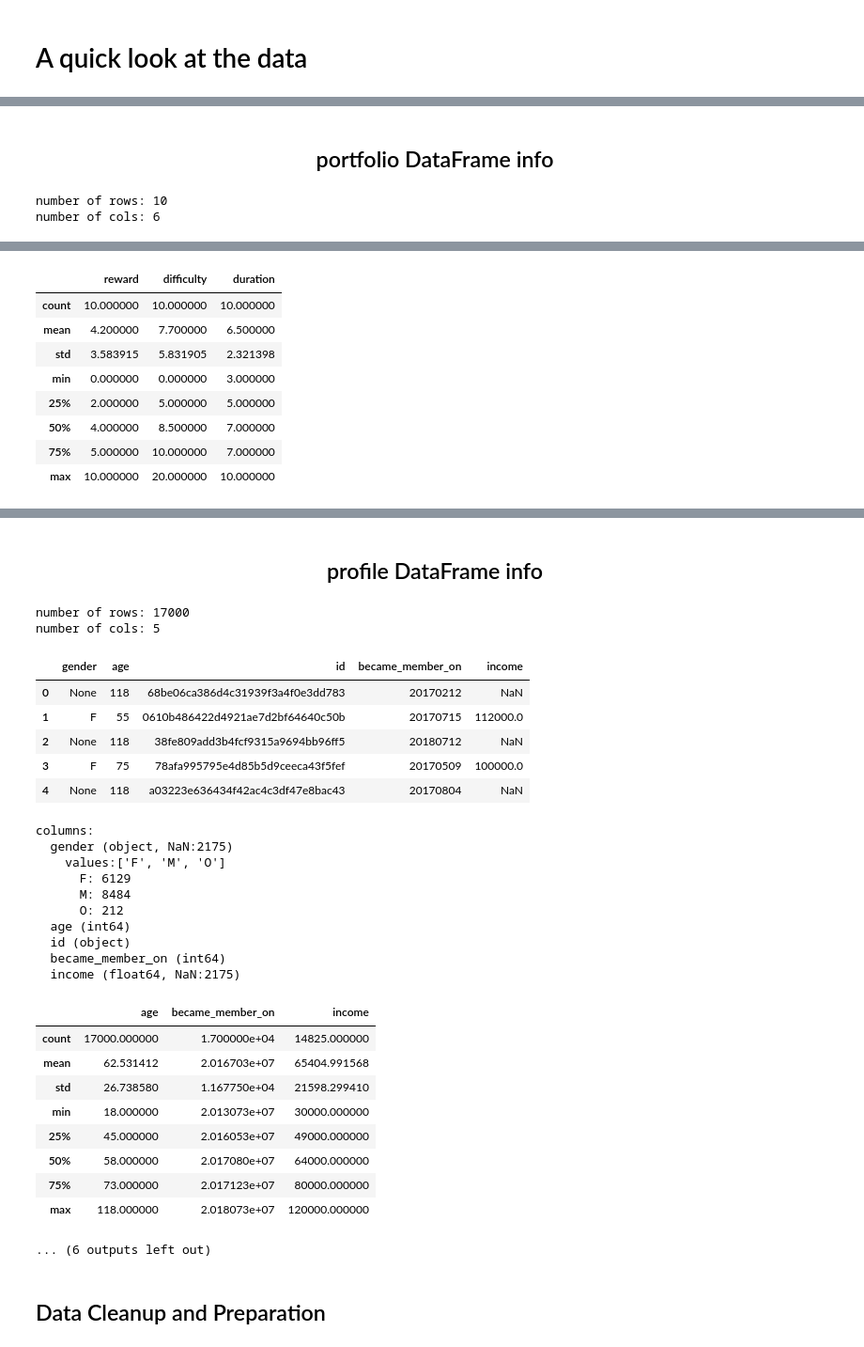
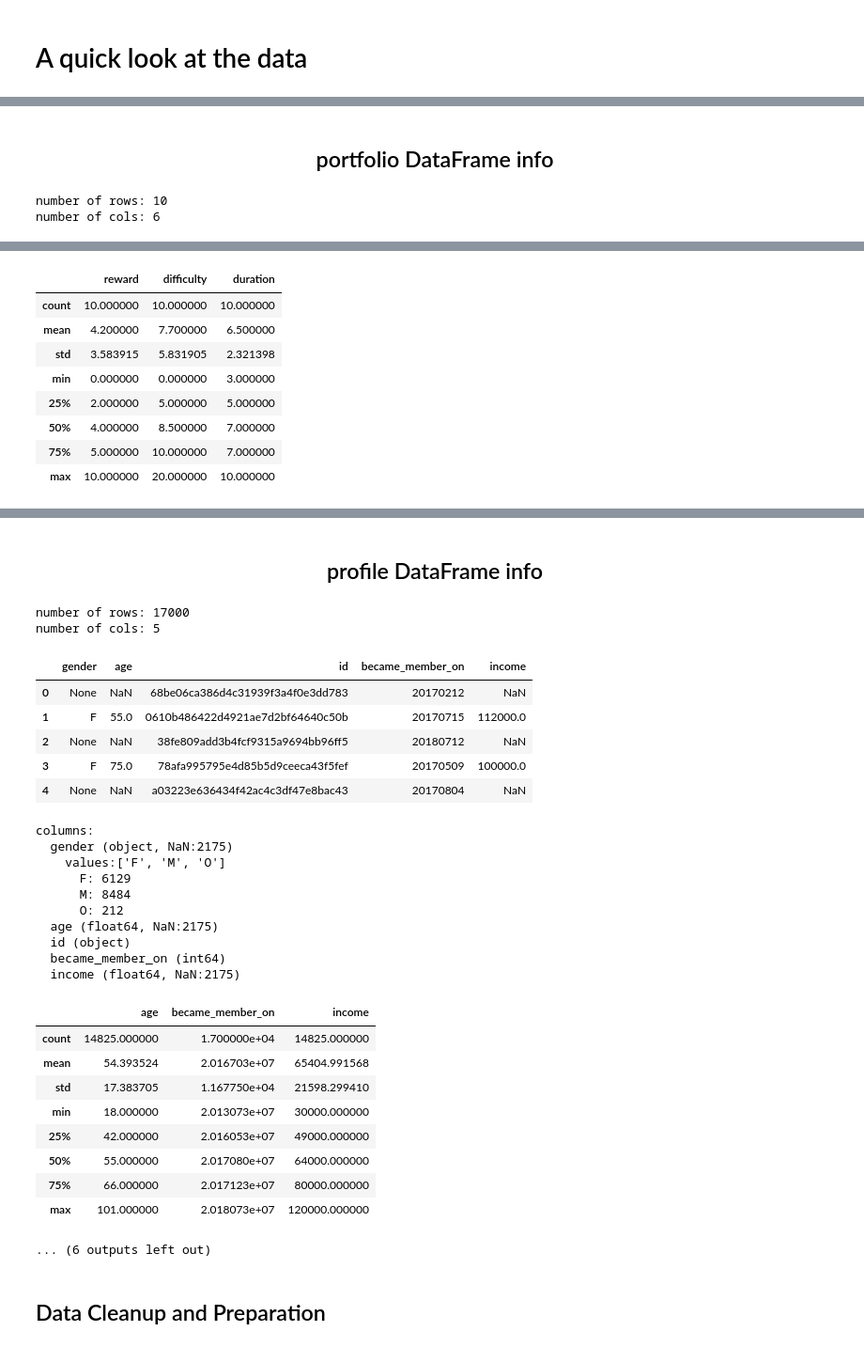
Before and after one commit to lajos/starbucks-capstone-project, a Jupyter notebook: Starbucks_Capstone_notebook.ipynb, the cells around one changed output, grey strips where cells are left out. Shown at 94% size. Drawn from its saved outputs; the diff is of its cells as text; code cells hidden in the pictures.

```diff
--- a/Starbucks_Capstone_notebook.ipynb
+++ b/Starbucks_Capstone_notebook.ipynb
@@ -113,6 +113,12 @@ transcript = pd.read_json('data/transcript.json', orient='records', lines=True)
 # A quick look at the data
 # %%
 def display_dataframe_info(df, df_name):
+    """ Display information about a pandas.DataFrame, for example shape, names and types of columns etc.
+
+    Inputs:
+      df: the DataFrame
+      df_name: the name of the DataFrame to be displayed
+    """
     display(HTML('<hr>'))
     display(HTML(f'<h2 style="text-align: center;">{df_name} DataFrame info</h2>'))
     # print(f'---- {df_name} ----')
@@ -143,7 +149,7 @@ def display_dataframe_info(df, df_name):
 
     display(df.describe())
 
-
+profile['age'] = profile['age'].replace(118, np.NaN)
 
 display_dataframe_info(portfolio, 'portfolio')
 display_dataframe_info(profile, 'profile')
@@ -167,47 +173,47 @@ columns:
   offer_type (object)
     values:['bogo', 'discount', 'informational']
       bogo: 4
       discount: 4
       informational: 2
   id (object)
 |  | reward | difficulty | duration |
 | count | 10.000000 | 10.000000 | 10.000000 |
 | mean | 4.200000 | 7.700000 | 6.500000 |
 | std | 3.583915 | 5.831905 | 2.321398 |
 | min | 0.000000 | 0.000000 | 3.000000 |
 | 25% | 2.000000 | 5.000000 | 5.000000 |
 | 50% | 4.000000 | 8.500000 | 7.000000 |
 | 75% | 5.000000 | 10.000000 | 7.000000 |
 | max | 10.000000 | 20.000000 | 10.000000 |
 [interactive output not drawn]
 profile DataFrame info
 number of rows: 17000
 number of cols: 5
 |  | gender | age | id | became_member_on | income |
-| 0 | None | 118 | 68be06ca386d4c31939f3a4f0e3dd783 | 20170212 | NaN |
-| 1 | F | 55 | 0610b486422d4921ae7d2bf64640c50b | 20170715 | 112000.0 |
-| 2 | None | 118 | 38fe809add3b4fcf9315a9694bb96ff5 | 20180712 | NaN |
-| 3 | F | 75 | 78afa995795e4d85b5d9ceeca43f5fef | 20170509 | 100000.0 |
-| 4 | None | 118 | a03223e636434f42ac4c3df47e8bac43 | 20170804 | NaN |
+| 0 | None | NaN | 68be06ca386d4c31939f3a4f0e3dd783 | 20170212 | NaN |
+| 1 | F | 55.0 | 0610b486422d4921ae7d2bf64640c50b | 20170715 | 112000.0 |
+| 2 | None | NaN | 38fe809add3b4fcf9315a9694bb96ff5 | 20180712 | NaN |
+| 3 | F | 75.0 | 78afa995795e4d85b5d9ceeca43f5fef | 20170509 | 100000.0 |
+| 4 | None | NaN | a03223e636434f42ac4c3df47e8bac43 | 20170804 | NaN |
 columns:
   gender (object, NaN:2175)
     values:['F', 'M', 'O']
       F: 6129
       M: 8484
       O: 212
-  age (int64)
+  age (float64, NaN:2175)
   id (object)
   became_member_on (int64)
   income (float64, NaN:2175)
 |  | age | became_member_on | income |
-| count | 17000.000000 | 1.700000e+04 | 14825.000000 |
-| mean | 62.531412 | 2.016703e+07 | 65404.991568 |
-| std | 26.738580 | 1.167750e+04 | 21598.299410 |
+| count | 14825.000000 | 1.700000e+04 | 14825.000000 |
+| mean | 54.393524 | 2.016703e+07 | 65404.991568 |
+| std | 17.383705 | 1.167750e+04 | 21598.299410 |
 | min | 18.000000 | 2.013073e+07 | 30000.000000 |
-| 25% | 45.000000 | 2.016053e+07 | 49000.000000 |
-| 50% | 58.000000 | 2.017080e+07 | 64000.000000 |
-| 75% | 73.000000 | 2.017123e+07 | 80000.000000 |
-| max | 118.000000 | 2.018073e+07 | 120000.000000 |
+| 25% | 42.000000 | 2.016053e+07 | 49000.000000 |
+| 50% | 55.000000 | 2.017080e+07 | 64000.000000 |
+| 75% | 66.000000 | 2.017123e+07 | 80000.000000 |
+| max | 101.000000 | 2.018073e+07 | 120000.000000 |
 ... (6 outputs left out)
 # %% [markdown]
 ## Data Cleanup and Preparation
```
Also changed, not shown: parts of 9 cells of this notebook, 24 other files.
